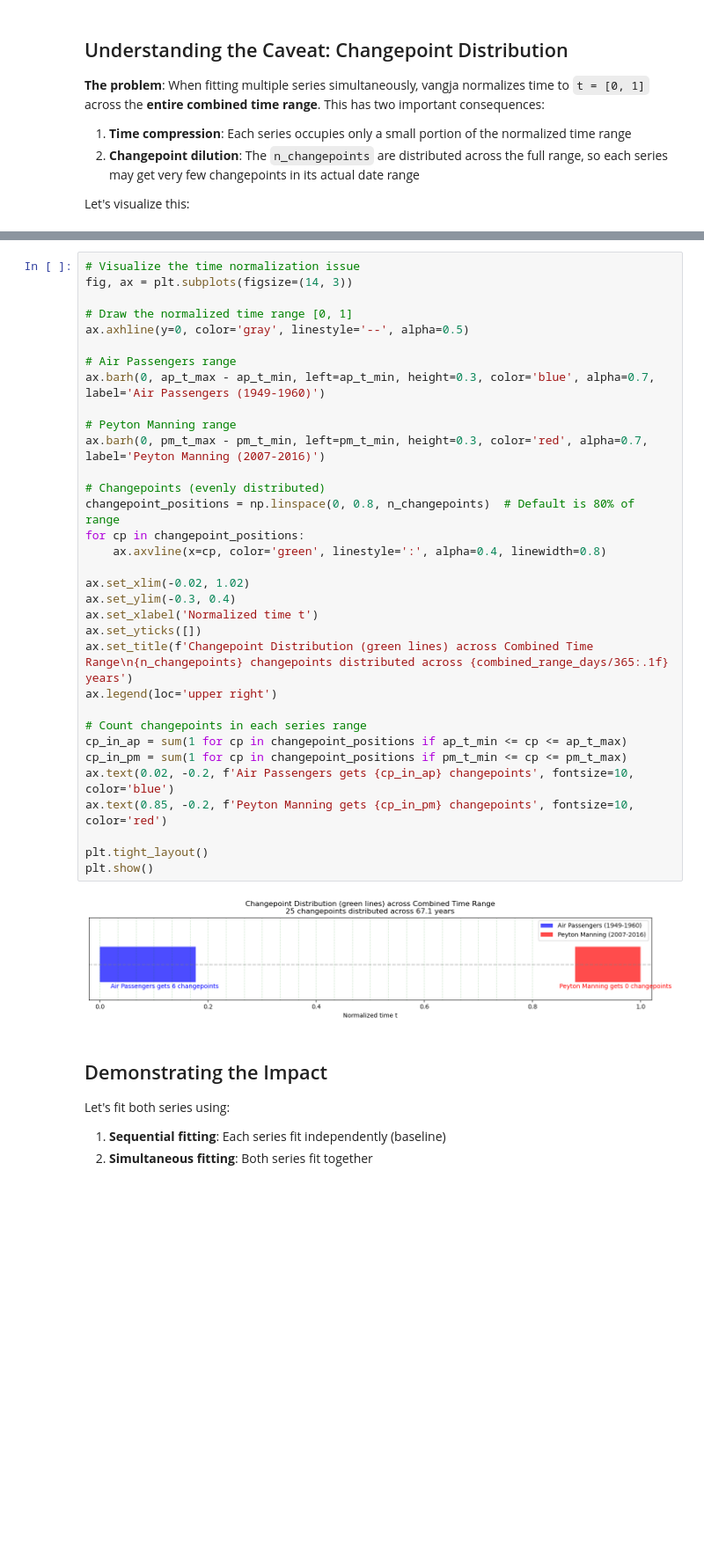
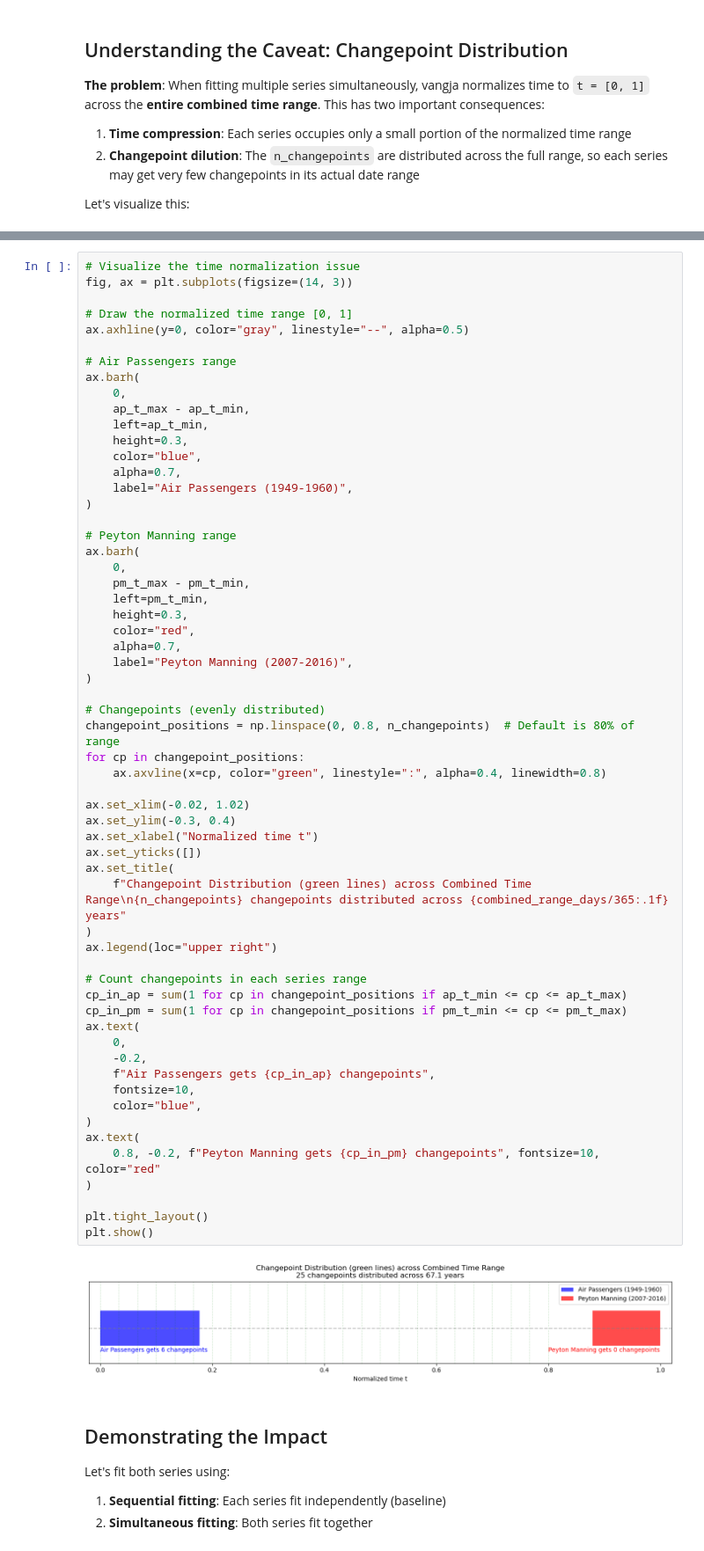
Before and after one commit to jovan-krajevski/vangja, a Jupyter notebook: docs/04_multi_series_caveats.ipynb, the cells around one changed output, grey strips where cells are left out. Shown at 88% size. Drawn from its saved outputs; the diff is of its cells as text; blank space fills up the shorter version.

```diff
--- a/docs/04_multi_series_caveats.ipynb
+++ b/docs/04_multi_series_caveats.ipynb
@@ -124,38 +142,64 @@ With n_changepoints=25 distributed across combined range:
 # %%
 # Visualize the time normalization issue
 fig, ax = plt.subplots(figsize=(14, 3))
 
 # Draw the normalized time range [0, 1]
-ax.axhline(y=0, color='gray', linestyle='--', alpha=0.5)
+ax.axhline(y=0, color="gray", linestyle="--", alpha=0.5)
 
 # Air Passengers range
-ax.barh(0, ap_t_max - ap_t_min, left=ap_t_min, height=0.3, color='blue', alpha=0.7, label='Air Passengers (1949-1960)')
+ax.barh(
+    0,
+    ap_t_max - ap_t_min,
+    left=ap_t_min,
+    height=0.3,
+    color="blue",
+    alpha=0.7,
+    label="Air Passengers (1949-1960)",
+)
 
 # Peyton Manning range
-ax.barh(0, pm_t_max - pm_t_min, left=pm_t_min, height=0.3, color='red', alpha=0.7, label='Peyton Manning (2007-2016)')
+ax.barh(
+    0,
+    pm_t_max - pm_t_min,
+    left=pm_t_min,
+    height=0.3,
+    color="red",
+    alpha=0.7,
+    label="Peyton Manning (2007-2016)",
+)
 
 # Changepoints (evenly distributed)
 changepoint_positions = np.linspace(0, 0.8, n_changepoints)  # Default is 80% of range
 for cp in changepoint_positions:
-    ax.axvline(x=cp, color='green', linestyle=':', alpha=0.4, linewidth=0.8)
+    ax.axvline(x=cp, color="green", linestyle=":", alpha=0.4, linewidth=0.8)
 
 ax.set_xlim(-0.02, 1.02)
 ax.set_ylim(-0.3, 0.4)
-ax.set_xlabel('Normalized time t')
+ax.set_xlabel("Normalized time t")
 ax.set_yticks([])
-ax.set_title(f'Changepoint Distribution (green lines) across Combined Time Range\n{n_changepoints} changepoints distributed across {combined_range_days/365:.1f} years')
-ax.legend(loc='upper right')
+ax.set_title(
+    f"Changepoint Distribution (green lines) across Combined Time Range\n{n_changepoints} changepoints distributed across {combined_range_days/365:.1f} years"
+)
+ax.legend(loc="upper right")
 
 # Count changepoints in each series range
 cp_in_ap = sum(1 for cp in changepoint_positions if ap_t_min <= cp <= ap_t_max)
 cp_in_pm = sum(1 for cp in changepoint_positions if pm_t_min <= cp <= pm_t_max)
-ax.text(0.02, -0.2, f'Air Passengers gets {cp_in_ap} changepoints', fontsize=10, color='blue')
-ax.text(0.85, -0.2, f'Peyton Manning gets {cp_in_pm} changepoints', fontsize=10, color='red')
+ax.text(
+    0,
+    -0.2,
+    f"Air Passengers gets {cp_in_ap} changepoints",
+    fontsize=10,
+    color="blue",
+)
+ax.text(
+    0.8, -0.2, f"Peyton Manning gets {cp_in_pm} changepoints", fontsize=10, color="red"
+)
 
 plt.tight_layout()
 plt.show()
 # %% [output]
-[figure, old version]
+[figure, new version]
 # %% [markdown]
 ## Demonstrating the Impact
 
```
Also changed, not shown: parts of 12 cells of this notebook, 2 other files.
